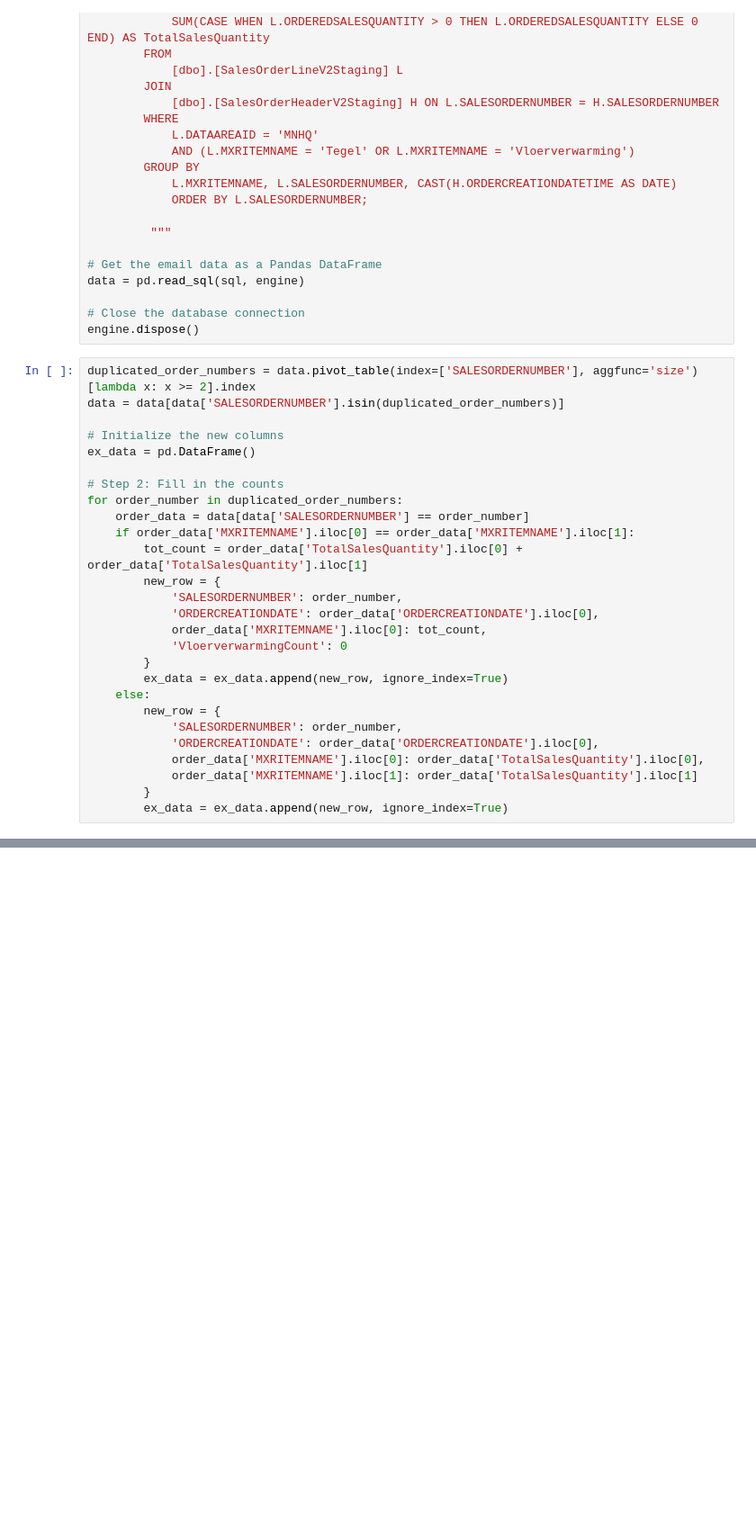
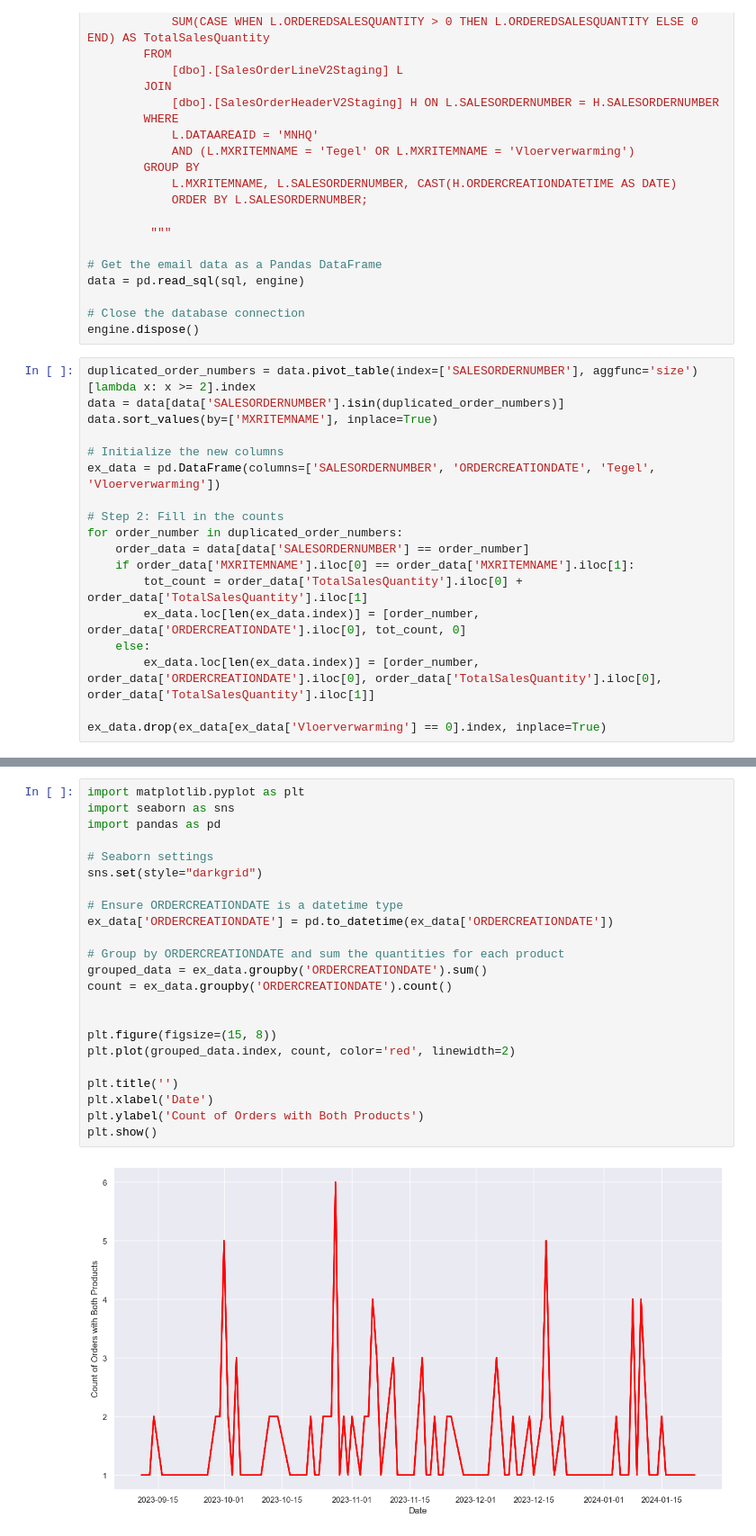
Before and after one commit to BenjaminGraziadei223946/MaxaroProjects, a Jupyter notebook: something/something.ipynb, the cells around one changed output, grey strips where cells are left out. Shown at 90% size. Cells and saved outputs as stored; diff of their text form; blank space fills up the shorter version.

```diff
--- a/something/something.ipynb
+++ b/something/something.ipynb
@@ -41,27 +41,18 @@ engine.dispose()
 # %%
 duplicated_order_numbers = data.pivot_table(index=['SALESORDERNUMBER'], aggfunc='size')[lambda x: x >= 2].index
 data = data[data['SALESORDERNUMBER'].isin(duplicated_order_numbers)]
+data.sort_values(by=['MXRITEMNAME'], inplace=True)
 
 # Initialize the new columns
-ex_data = pd.DataFrame()
+ex_data = pd.DataFrame(columns=['SALESORDERNUMBER', 'ORDERCREATIONDATE', 'Tegel', 'Vloerverwarming'])
 
 # Step 2: Fill in the counts
 for order_number in duplicated_order_numbers:
     order_data = data[data['SALESORDERNUMBER'] == order_number]
     if order_data['MXRITEMNAME'].iloc[0] == order_data['MXRITEMNAME'].iloc[1]:
         tot_count = order_data['TotalSalesQuantity'].iloc[0] + order_data['TotalSalesQuantity'].iloc[1]
-        new_row = {
-            'SALESORDERNUMBER': order_number,
-            'ORDERCREATIONDATE': order_data['ORDERCREATIONDATE'].iloc[0],
-            order_data['MXRITEMNAME'].iloc[0]: tot_count,
-            'VloerverwarmingCount': 0
-        }
-        ex_data = ex_data.append(new_row, ignore_index=True)
+        ex_data.loc[len(ex_data.index)] = [order_number, order_data['ORDERCREATIONDATE'].iloc[0], tot_count, 0]
     else:
-        new_row = {
-            'SALESORDERNUMBER': order_number,
-            'ORDERCREATIONDATE': order_data['ORDERCREATIONDATE'].iloc[0],
-            order_data['MXRITEMNAME'].iloc[0]: order_data['TotalSalesQuantity'].iloc[0],
-            order_data['MXRITEMNAME'].iloc[1]: order_data['TotalSalesQuantity'].iloc[1]
-        }
-        ex_data = ex_data.append(new_row, ignore_index=True)
+        ex_data.loc[len(ex_data.index)] = [order_number, order_data['ORDERCREATIONDATE'].iloc[0], order_data['TotalSalesQuantity'].iloc[0], order_data['TotalSalesQuantity'].iloc[1]]
+
+ex_data.drop(ex_data[ex_data['Vloerverwarming'] == 0].index, inplace=True)
@@ -111,0 +107,25 @@ pivoted_data
+# %%
+import matplotlib.pyplot as plt
+import seaborn as sns
+import pandas as pd
+
+# Seaborn settings
+sns.set(style="darkgrid")
+
+# Ensure ORDERCREATIONDATE is a datetime type
+ex_data['ORDERCREATIONDATE'] = pd.to_datetime(ex_data['ORDERCREATIONDATE'])
+
+# Group by ORDERCREATIONDATE and sum the quantities for each product
+grouped_data = ex_data.groupby('ORDERCREATIONDATE').sum()
+count = ex_data.groupby('ORDERCREATIONDATE').count()
+
+
+plt.figure(figsize=(15, 8))
+plt.plot(grouped_data.index, count, color='red', linewidth=2)
+
+plt.title('')
+plt.xlabel('Date')
+plt.ylabel('Count of Orders with Both Products')
+plt.show()
+# %% [output]
+[figure, added]
```
Also changed, not shown: parts of 9 cells of this notebook.
